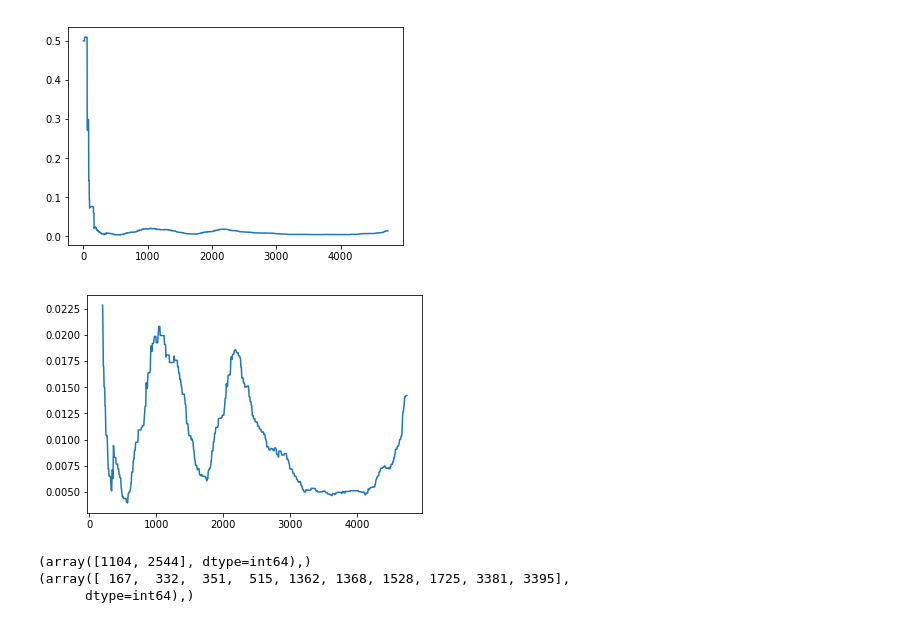
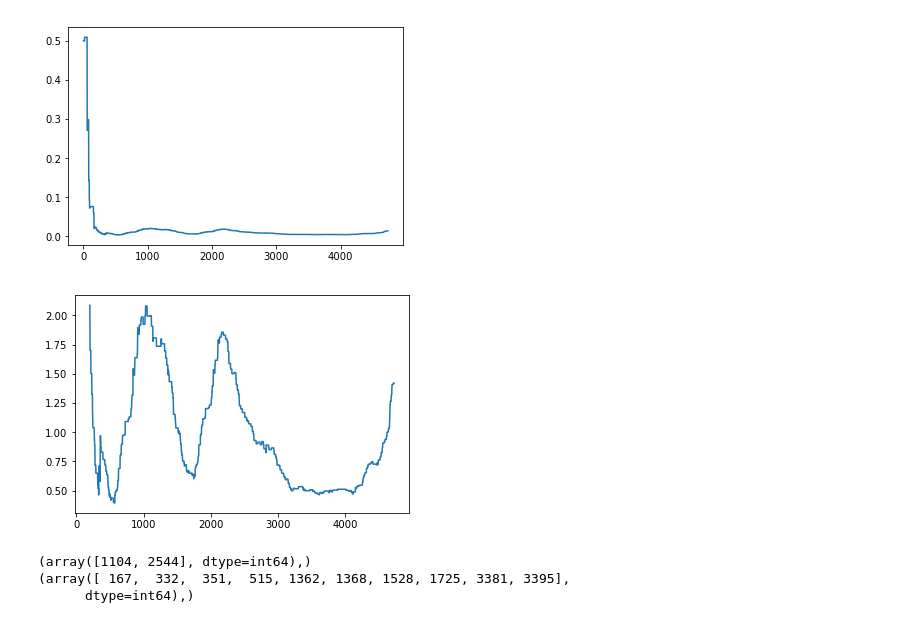
Before and after one commit to BestAwperEver/dna-features, a Jupyter notebook: notebook/dna-exons-recognition.ipynb, the cells around one changed output. Saved outputs shown, nothing was run; the diff lists cells and outputs as text; code cells hidden in the pictures.

```diff
--- a/notebook/dna-exons-recognition.ipynb
+++ b/notebook/dna-exons-recognition.ipynb
@@ -647,10 +647,10 @@ plt.show()
 [figure]
 # %%
 smoothed = smooth(prob_a,window_len=10)
-plt.plot(list(range(200, len(smoothed))), smoothed[200:])
+plt.plot(list(range(200, len(prob_a))), np.array(prob_a[200:])*100)
 plt.show()
 # %% [output]
-[figure, old version]
+[figure, new version]
 # %%
 print(argrelextrema(np.array(prob_a), np.greater))
 print(argrelextrema(np.array(prob_a), np.less))
```
Also changed, not shown: parts of 8 cells of this notebook, 3 other files.
